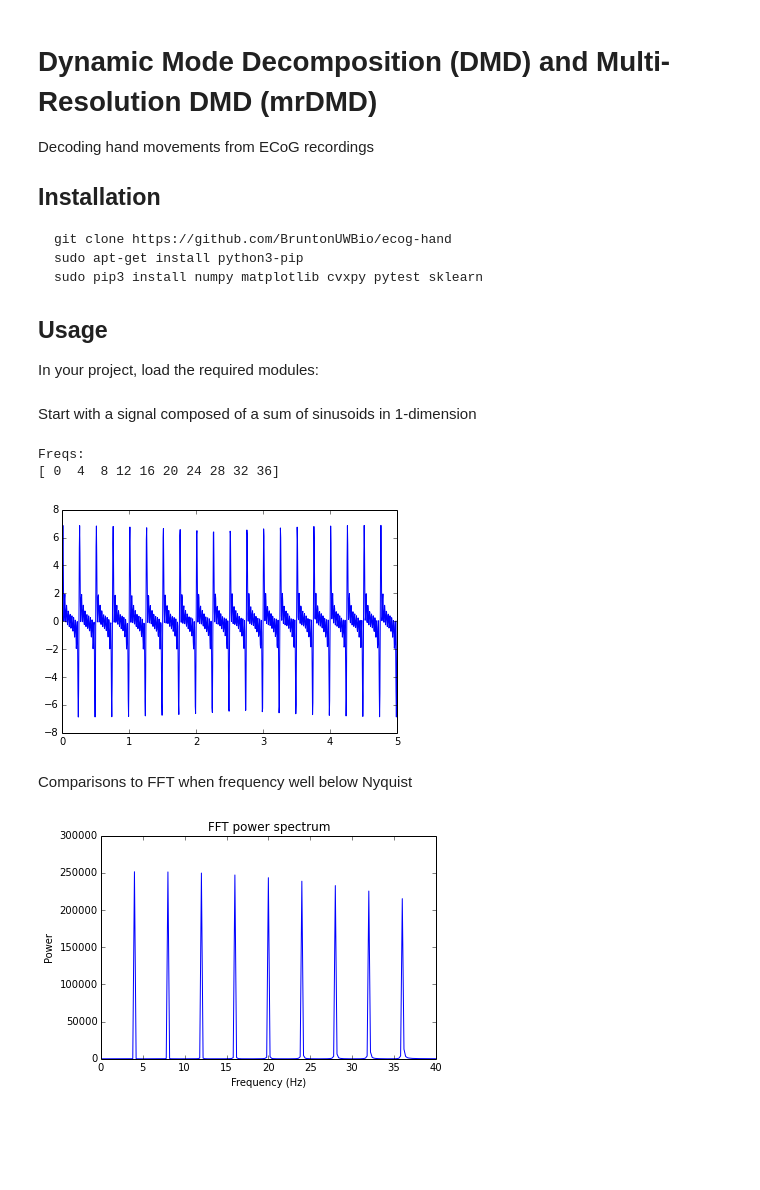
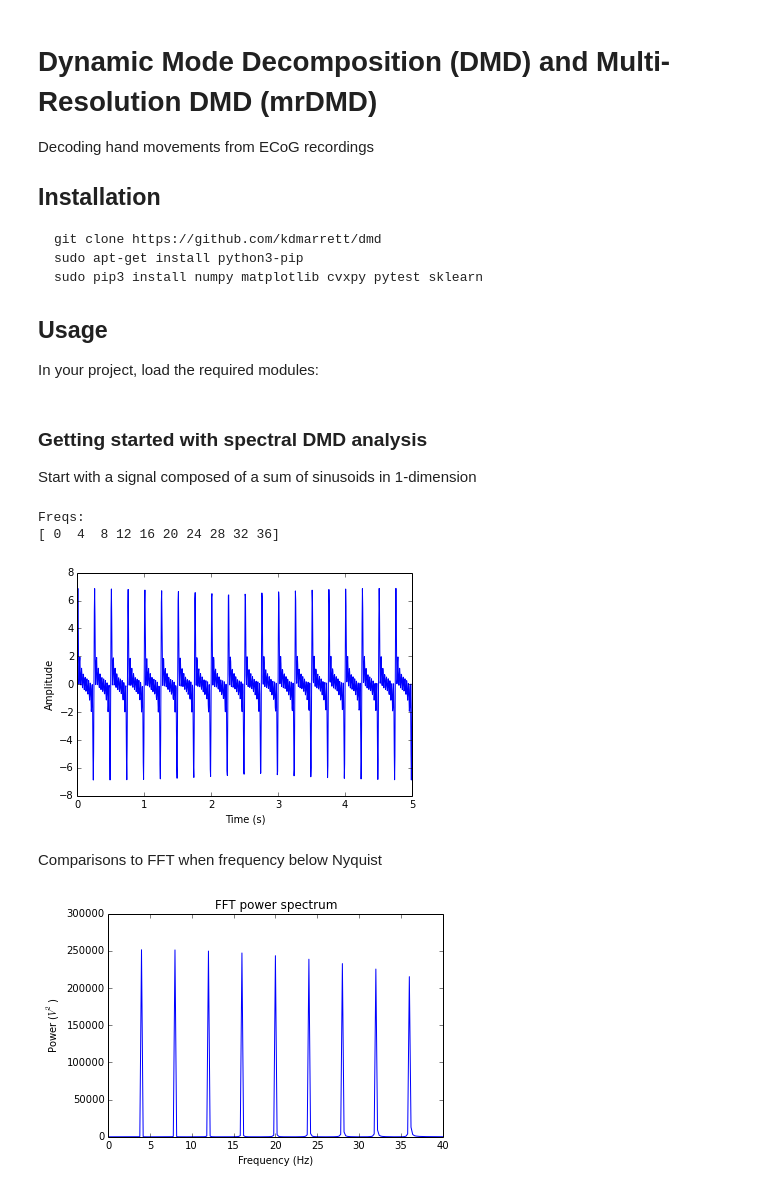
Before and after one commit to kdmarrett/dmd, a Jupyter notebook: readme.ipynb, the cells around one changed output. Saved outputs shown, nothing was run; the diff lists cells and outputs as text; code cells hidden in the pictures; blank space fills up the shorter version.

````diff
--- a/readme.ipynb
+++ b/readme.ipynb
@@ -4,7 +4,7 @@ Decoding hand movements from ECoG recordings
 
 ## Installation
 ```Bash
-git clone https://github.com/BruntonUWBio/ecog-hand
+git clone https://github.com/kdmarrett/dmd
 sudo apt-get install python3-pip
 sudo pip3 install numpy matplotlib cvxpy pytest sklearn
 ```
@@ -17,32 +17,36 @@ from mrDMD import mrDMD
 from DMD import DMD
 from helper_functions import *
 # %% [markdown]
+### Getting started with spectral DMD analysis
+
 Start with a signal composed of a sum of sinusoids in 1-dimension
 # %%
 dt = 1/200
 N = 1000
 t = np.linspace(0, 5, N)
 amp = 1
 freq_max = 40
 freqs = np.arange(freq_max)
 freqs = freqs[::4]
 print('Freqs: ')
 print(freqs)
 
-X = buildX(freqs, t)
+X = build_signal(freqs, t)
 plt.figure()
 plt.plot(t, X[0,:])
+plt.xlabel('Time (s)')
+plt.ylabel('Amplitude')
 plt.show()
 # %% [output]
 Freqs:
 [ 0  4  8 12 16 20 24 28 32 36]
-[figure, old version]
+[figure, new version]
 # %% [markdown]
-Comparisons to FFT when frequency well below Nyquist
+Comparisons to FFT when frequency below Nyquist
 # %%
-freq, P = fftPlot(X, dt, freq_max)
+freq, P = fft_plot(X, dt, freq_max)
 # %% [output]
-[figure, old version]
+[figure, new version]
 # %%
 stack_factor = 2*len(freqs)
 kwargs = {'dt':dt,
````
Also changed, not shown: parts of 7 cells of this notebook, 2 other files.
